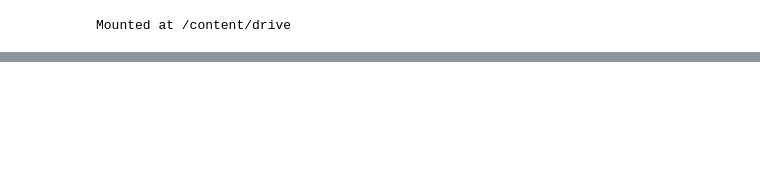
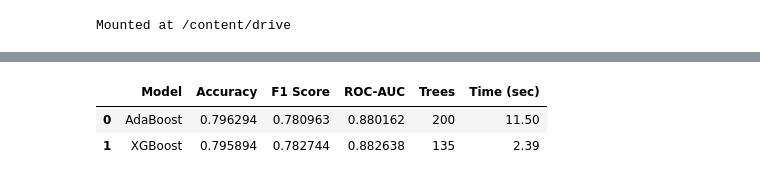
Before and after one commit to HavishaaReddy/ML-Practical-Experiments-2520030371, a Jupyter notebook: WEEK_4_practical.ipynb, the cells around one changed output, grey strips where cells are left out. Cells and saved outputs as stored; diff of their text form; code cells hidden in the pictures; blank space fills up the shorter version.

```diff
--- a/WEEK_4_practical.ipynb
+++ b/WEEK_4_practical.ipynb
@@ -107,0 +221,14 @@ Saved plot -> binary_logistic_plot.png
+# %%
+t0 = time.time()
+
+xgb.fit(
+    X_train,
+    y_train,
+    eval_set=[(X_val, y_val)],
+    verbose=False
+)
+
+xgb_fit_time = time.time() - t0
+
+print("XGBoost training completed.")
+print("Training time:", round(xgb_fit_time, 2), "seconds")
@@ -107,0 +238,6 @@ Saved plot -> binary_logistic_plot.png
+# %%
+xgb_val_pred = xgb.predict(X_val)
+
+xgb_val_proba = xgb.predict_proba(X_val)[:, 1]
+
+print("XGBoost prediction completed.")
@@ -107,0 +275,32 @@ Saved plot -> binary_logistic_plot.png
+# %%
+results = [
+    {
+        "Model": "AdaBoost",
+        "Accuracy": ada_accuracy,
+        "F1 Score": ada_f1,
+        "ROC-AUC": ada_roc_auc,
+        "Trees": ada.n_estimators,
+        "Time (sec)": round(ada_fit_time, 2)
+    },
+    {
+        "Model": "XGBoost",
+        "Accuracy": xgb_accuracy,
+        "F1 Score": xgb_f1,
+        "ROC-AUC": xgb_roc_auc,
+        "Trees": xgb.best_iteration + 1,
+        "Time (sec)": round(xgb_fit_time, 2)
+    }
+]
+
+results_df = pd.DataFrame(results)
+
+results_df = results_df.sort_values(
+    "Accuracy",
+    ascending=False
+).reset_index(drop=True)
+
+display(results_df)
+# %% [output]
+|  | Model | Accuracy | F1 Score | ROC-AUC | Trees | Time (sec) |
+| 0 | AdaBoost | 0.796294 | 0.780963 | 0.880162 | 200 | 11.50 |
+| 1 | XGBoost | 0.795894 | 0.782744 | 0.882638 | 135 | 2.39 |
```
Also changed, not shown: parts of 23 cells of this notebook.
